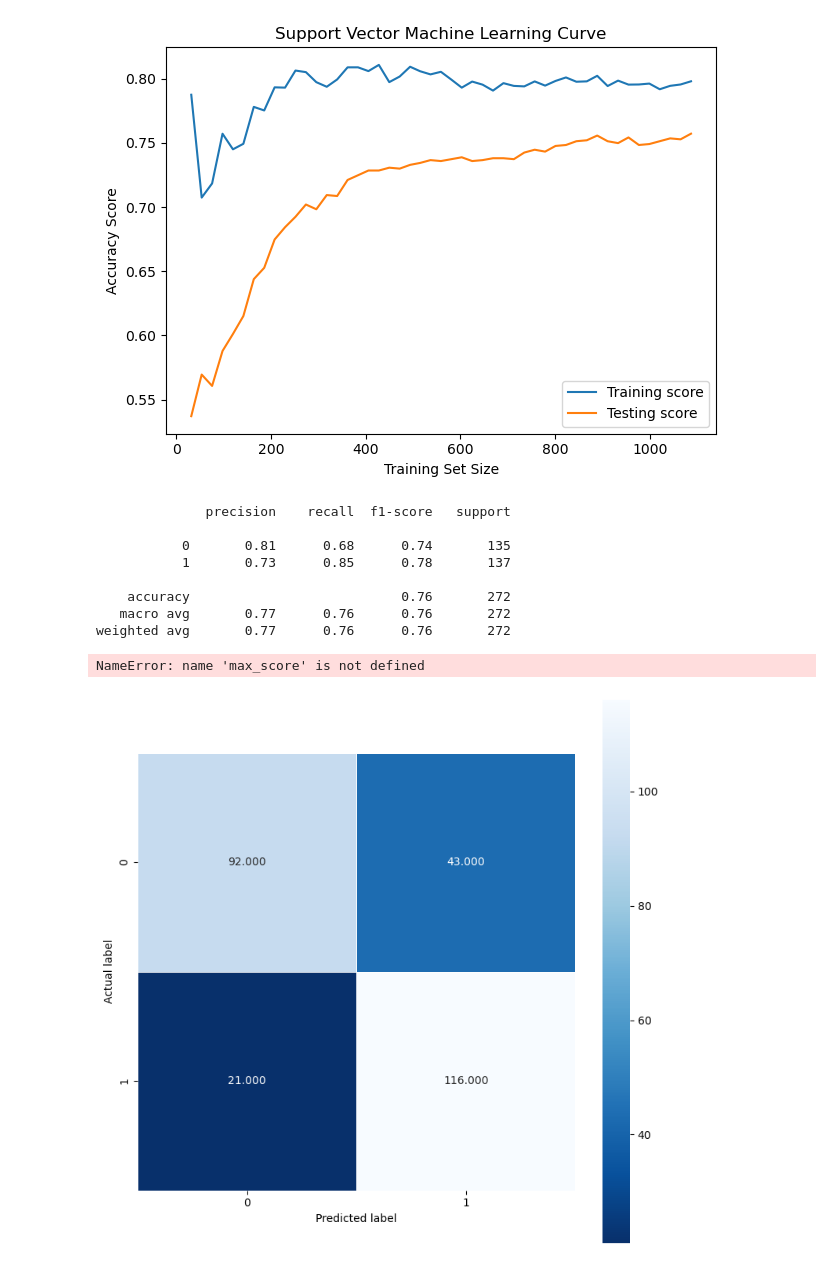
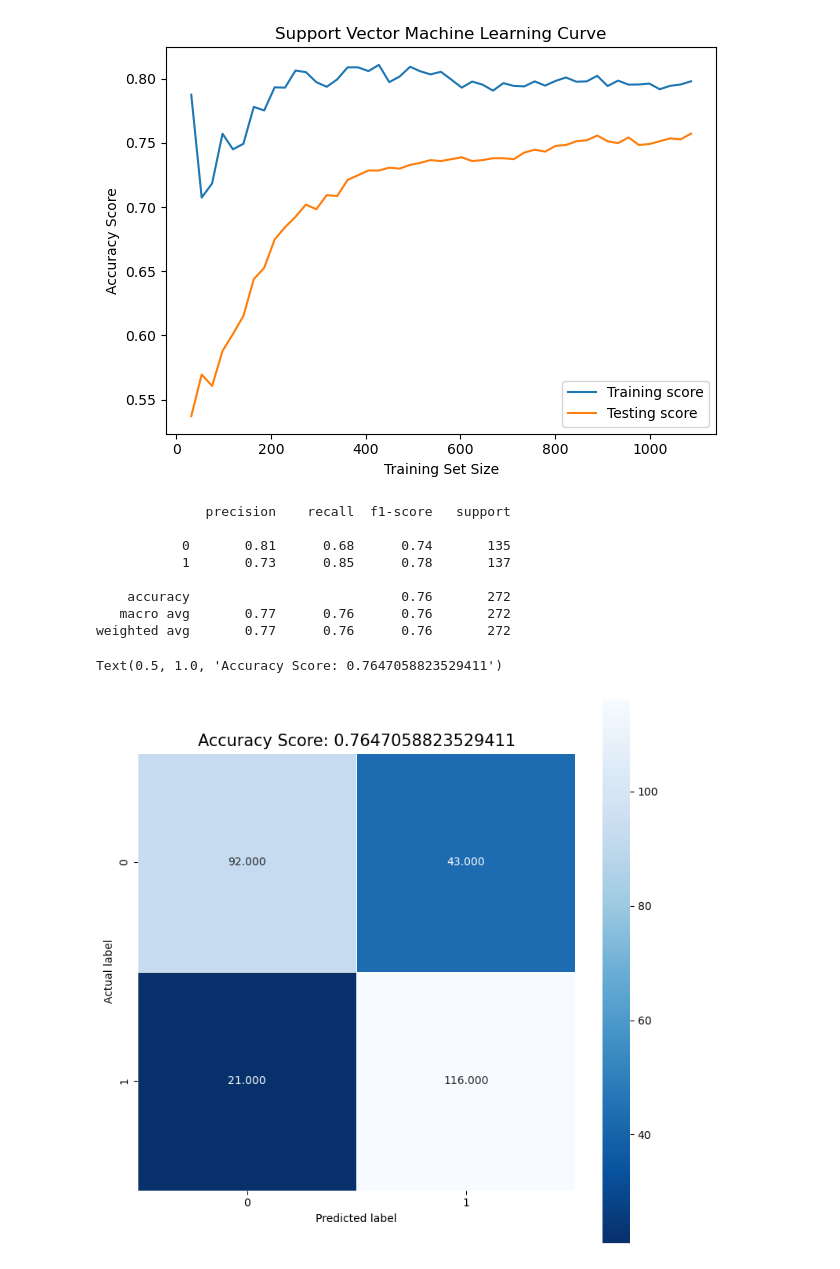
Before and after one commit to nisharamanna555/ML_Wine_Prediction, a Jupyter notebook: svm.ipynb, the cells around one changed output. Drawn from its saved outputs; the diff is of its cells as text; code cells hidden in the pictures.

```diff
--- a/svm.ipynb
+++ b/svm.ipynb
@@ -99,31 +99,33 @@ plt.show()
 # %%
 # confusion matrix for best algorithm
 
 import seaborn as sns
 from sklearn import metrics
 
 clf.fit(X_train_squared, y_train_class)
 yhat_test = clf.predict(X_test_squared)
+score = clf.score(X_test_squared, y_test_class)
 
 cm = metrics.confusion_matrix(y_test_class, yhat_test)
+
 
 
 print(metrics.classification_report(y_test_class, yhat_test))
 
 plt.figure(figsize=(9,9))
 sns.heatmap(cm, annot=True, fmt=".3f", linewidths=.5, square = True, cmap = 'Blues_r')
 plt.ylabel('Actual label')
 plt.xlabel('Predicted label')
-all_sample_title = 'Accuracy Score: {0}'.format(max_score)
+all_sample_title = 'Accuracy Score: {0}'.format(score)
 plt.title(all_sample_title, size = 15)
 # %% [output]
               precision    recall  f1-score   support
 
            0       0.81      0.68      0.74       135
            1       0.73      0.85      0.78       137
 
     accuracy                           0.76       272
    macro avg       0.77      0.76      0.76       272
 weighted avg       0.77      0.76      0.76       272
-NameError: name 'max_score' is not defined
+Text(0.5, 1.0, 'Accuracy Score: 0.7647058823529411')
-[figure, old version]
+[figure, new version]
```
Also changed, not shown: 2 other files.
